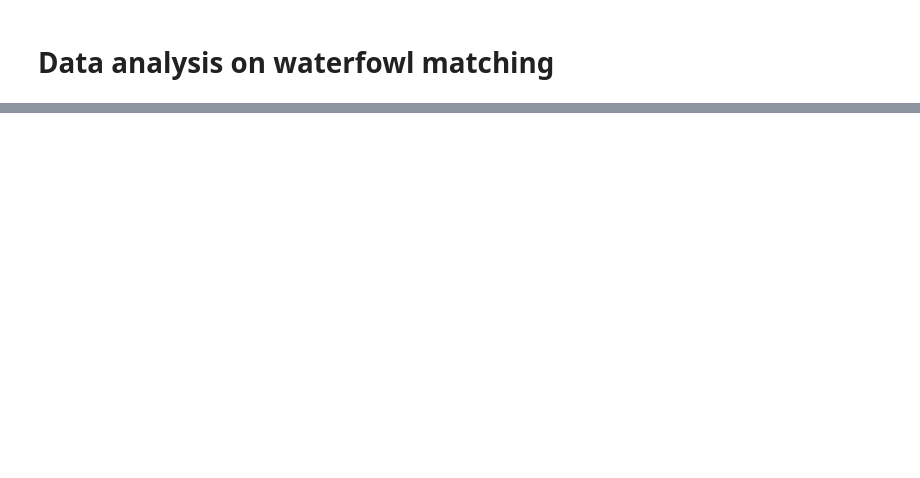
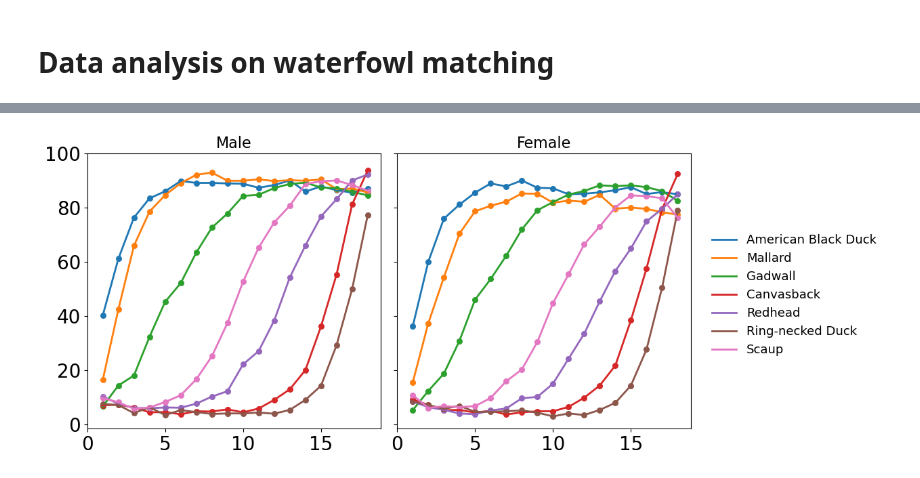
Before and after one commit to YuZh98/combinatorial-regression, a Jupyter notebook: python/plots/Plotting.ipynb, the cells around one changed output, grey strips where cells are left out. Saved outputs shown, nothing was run; the diff lists cells and outputs as text; code cells hidden in the pictures; blank space fills up the shorter version.

```diff
--- a/python/plots/Plotting.ipynb
+++ b/python/plots/Plotting.ipynb
@@ -264,0 +1665,17 @@ plt.show()
+# %%
+# Get the indexes of ducks of medium weight for male and female, respectively
+median_indices = {}
+
+# Group by species
+for species, group in ducks.groupby('duck_species'):
+    median_male = group['duck_weight_male'].median()
+    median_female = group['duck_weight_female'].median()
+
+    # Compute squared distance to median for each row
+    distances = (group['duck_weight_male'] - median_male) ** 2 + (group['duck_weight_female'] - median_female) ** 2
+
+    # Find index of row with smallest distance
+    min_index = distances.idxmin()
+    median_indices[species] = min_index
+
+print(median_indices)
@@ -264,0 +2122,55 @@ plt.show()
+# %%
+# Male and female on two plots
+# With correction
+
+def dict_to_df(prob_dict, label):
+    return pd.DataFrame([
+        {"time": t + 1, "species": species, "probability": prob * 100, "type": label}  # Multiply by 100 here
+        for species, probs in prob_dict.items()
+        for t, prob in enumerate(probs)
+    ])
+
+# Combine data
+df_male = dict_to_df(prob_match_male_dict, "Male")
+df_female = dict_to_df(prob_match_female_dict, "Female")
+df_all = pd.concat([df_male, df_female])
+
+# Legend order
+priority_order = ['American Black Duck', 'Mallard', 'Gadwall']
+# priority_order = []   # If compare dabbling and diving duck, comment out the line above and uncomment this line
+remaining = sorted([sp for sp in prob_match_male_dict if sp not in priority_order])
+legend_order = priority_order + remaining
+
+# Plot
+fig, axes = plt.subplots(1, 2, figsize=(12, 5), sharey=True)
+
+for ax, match_type in zip(axes, ['Male', 'Female']):
+    df = df_all[df_all["type"] == match_type]
+    for i, species in enumerate(legend_order):
+        group = df[df["species"] == species]
+        ax.plot(group["time"], group["probability"], label=species if match_type == 'Male' else None, linewidth=2)
+        ax.scatter(group["time"], group["probability"], s=30)
+
+    # X and Y ticks
+    ax.set_xticks([0, 5, 10, 15])
+    ax.set_xticklabels([0, 5, 10, 15], fontsize=20)
+    ax.set_yticks([0, 20, 40, 60, 80, 100])
+    ax.set_yticklabels([0, 20, 40, 60, 80, 100], fontsize=20)
+
+    ax.set_title(match_type, fontsize=16)
+    ax.set_xlabel("")
+    ax.set_ylabel("")
+    ax.grid(False)
+
+# Shared legend
+handles, labels = axes[0].get_legend_handles_labels()
+fig.legend(
+    handles, labels,
+    loc='center left', bbox_to_anchor=(0.82, 0.5),
+    fontsize=13, frameon=False
+)
+
+plt.tight_layout(rect=[0, 0, 0.82, 1])
+plt.show()
+# %% [output]
+[figure, added]
```
Also changed, not shown: parts of 28 cells of this notebook, 4 other files.
